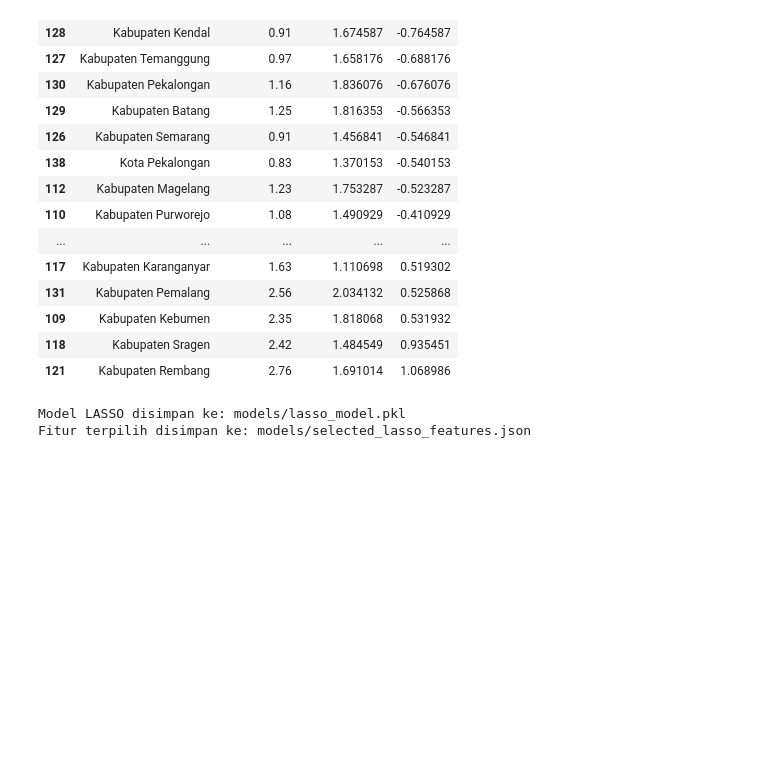
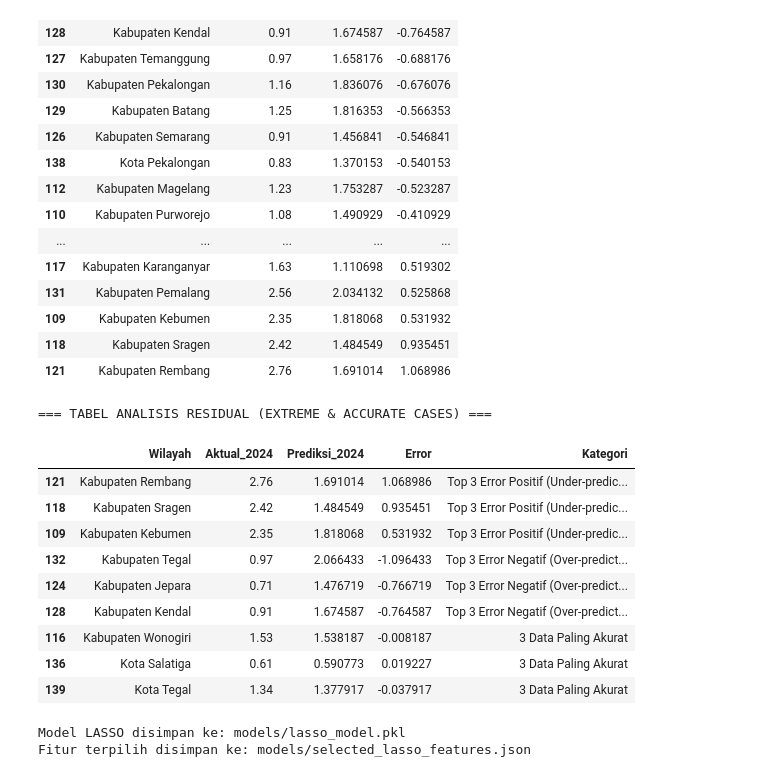
Before and after one commit to trishagarniss/projek-PDS-IPM, a Jupyter notebook: src/04_Modelling_dan_Interpretasi.ipynb, the cells around one changed output. Saved outputs shown, nothing was run; the diff lists cells and outputs as text; code cells hidden in the pictures; blank space fills up the shorter version.

```diff
--- a/src/04_Modelling_dan_Interpretasi.ipynb
+++ b/src/04_Modelling_dan_Interpretasi.ipynb
@@ -473,6 +471,49 @@ df_prediksi.sort_values("Error")
 | 109 | Kabupaten Kebumen | 2.35 | 1.818068 | 0.531932 |
 | 118 | Kabupaten Sragen | 2.42 | 1.484549 | 0.935451 |
 | 121 | Kabupaten Rembang | 2.76 | 1.691014 | 1.068986 |
+# %%
+import pandas as pd
+
+# Pastikan kolom Error sudah ada
+# df_prediksi["Error"] = df_prediksi["Aktual_2024"] - df_prediksi["Prediksi_2024"]
+
+# 1. Ambil 3 Error Positif Tertinggi (Under-prediction: Aktual > Prediksi)
+# Wilayah yang aslinya miskin, tapi diprediksi rendah/bagus
+top3_positif = df_prediksi.sort_values("Error", ascending=False).head(3).copy()
+top3_positif["Kategori"] = "Top 3 Error Positif (Under-prediction)"
+
+# 2. Ambil 3 Error Negatif Terendah (Over-prediction: Prediksi > Aktual)
+# Wilayah yang aslinya rendah/bagus, tapi diprediksi miskin
+top3_negatif = df_prediksi.sort_values("Error", ascending=True).head(3).copy()
+top3_negatif["Kategori"] = "Top 3 Error Negatif (Over-prediction)"
+
+# 3. Ambil 3 Data Paling Akurat (Error paling mendekati 0)
+# Gunakan nilai absolut untuk mencari yang paling dekat dengan 0
+df_prediksi["Abs_Error"] = df_prediksi["Error"].abs()
+top3_akurat = df_prediksi.sort_values("Abs_Error", ascending=True).head(3).copy()
+top3_akurat["Kategori"] = "3 Data Paling Akurat"
+
+# Gabungkan semuanya jadi satu tabel
+df_analisis_detail = pd.concat([top3_positif, top3_negatif, top3_akurat])
+
+# Hapus kolom bantuan Abs_Error supaya rapi
+df_analisis_detail = df_analisis_detail.drop(columns=["Abs_Error"])
+
+# Tampilkan hasil
+print("=== TABEL ANALISIS RESIDUAL (EXTREME & ACCURATE CASES) ===")
+display(df_analisis_detail)
+# %% [output]
+=== TABEL ANALISIS RESIDUAL (EXTREME & ACCURATE CASES) ===
+|  | Wilayah | Aktual_2024 | Prediksi_2024 | Error | Kategori |
+| 121 | Kabupaten Rembang | 2.76 | 1.691014 | 1.068986 | Top 3 Error Positif (Under-predic... |
+| 118 | Kabupaten Sragen | 2.42 | 1.484549 | 0.935451 | Top 3 Error Positif (Under-predic... |
+| 109 | Kabupaten Kebumen | 2.35 | 1.818068 | 0.531932 | Top 3 Error Positif (Under-predic... |
+| 132 | Kabupaten Tegal | 0.97 | 2.066433 | -1.096433 | Top 3 Error Negatif (Over-predict... |
+| 124 | Kabupaten Jepara | 0.71 | 1.476719 | -0.766719 | Top 3 Error Negatif (Over-predict... |
+| 128 | Kabupaten Kendal | 0.91 | 1.674587 | -0.764587 | Top 3 Error Negatif (Over-predict... |
+| 116 | Kabupaten Wonogiri | 1.53 | 1.538187 | -0.008187 | 3 Data Paling Akurat |
+| 136 | Kota Salatiga | 0.61 | 0.590773 | 0.019227 | 3 Data Paling Akurat |
+| 139 | Kota Tegal | 1.34 | 1.377917 | -0.037917 | 3 Data Paling Akurat |
 # %%
 import json
 from pathlib import Path
```
Also changed, not shown: parts of 4 cells of this notebook.
